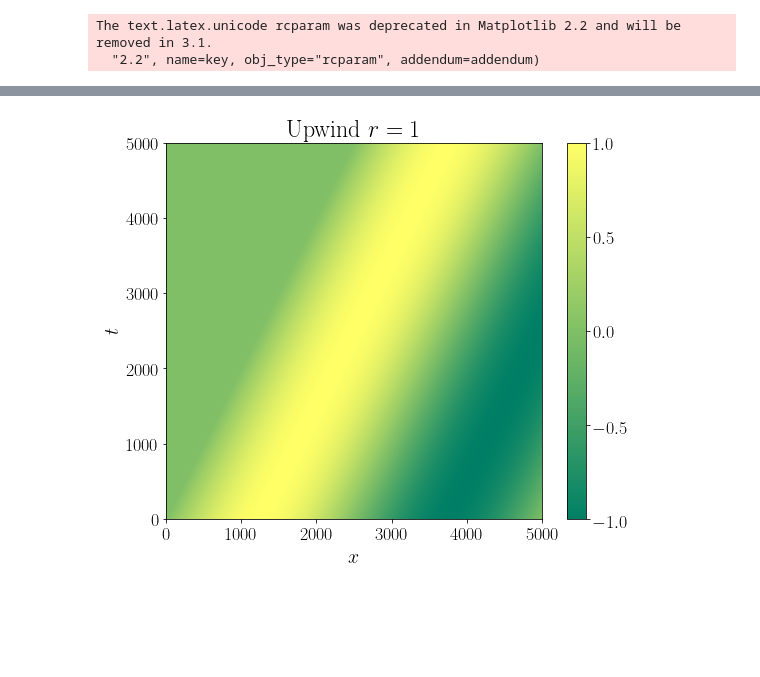
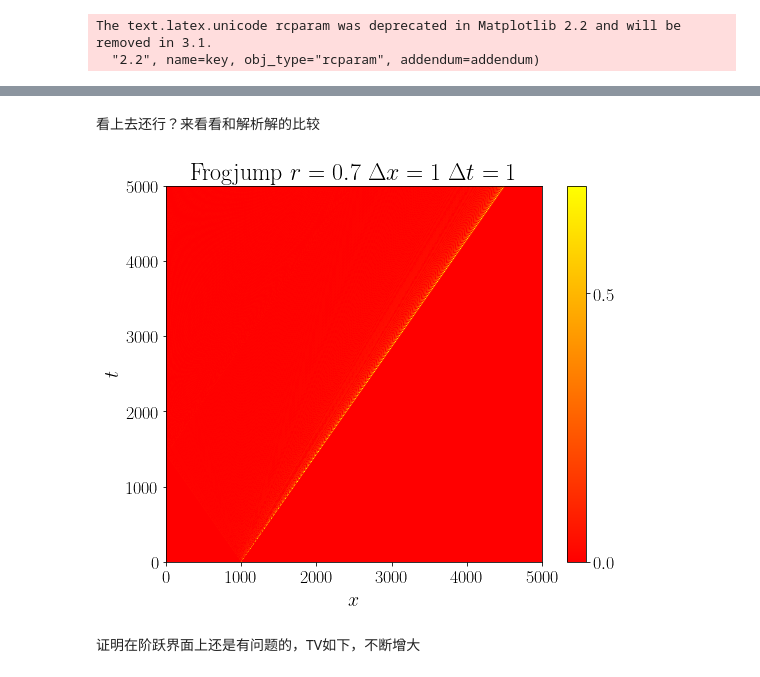
Before and after one commit to nightmarein13/CSP2019, a Jupyter notebook: hw7.ipynb, the cells around one changed output, grey strips where cells are left out. Saved outputs shown, nothing was run; the diff lists cells and outputs as text; code cells hidden in the pictures; blank space fills up the shorter version.

```diff
--- a/hw7.ipynb
+++ b/hw7.ipynb
@@ -46,0 +208,15 @@ plt.subplots_adjust(bottom = 0.1,left=0.1,top=0.97,right=0.97)
+# %%
+data_ana = np.ones((5000,5000))
+for i in range(0,4000):
+    data_ana[i+1000:,i] = np.zeros(4000-i)
+
+data_dev = np.abs(data_ana-data_frog)
+fig,ax = plt.subplots(figsize=(8,6))
+im = ax.imshow(data_dev.T,origin='lower',cmap='autumn',extent = (0,5000,0,5000/0.7),interpolation='none')
+ax.set_xlabel(r'$x$',fontsize=20)
+ax.set_ylabel(r'$t$',fontsize=20)
+ax.tick_params(labelsize=18)
+ax.set_title(r'Frogjump  $r=1$ $u_{\mathrm{analytical}}-u_{\mathrm{numerical}}$',fontsize=24)
+clb = plt.colorbar(im,pad = 0.05,orientation='vertical',ticks=[-1,-0.5,0,0.5,1])
+clb.ax.tick_params(labelsize=18)
+plt.subplots_adjust(bottom = 0.1,left=0.1,top=0.97,right=0.97)
@@ -46,0 +227,11 @@ plt.subplots_adjust(bottom = 0.1,left=0.1,top=0.97,right=0.97)
+# %%
+TV_all = np.zeros(5000)
+for i in range(5000):
+    TV_all[i] = np.abs(data_frog[1:,i]-data_frog[:-1,i]).sum()
+fig, ax = plt.subplots(figsize=(8,6))
+ln, = ax.step(np.linspace(0,4999,5000),TV_all,color = '#F596AA',linewidth=2,label = '')
+ax.set_xlabel(r'Time Step',fontsize=24)
+ax.set_ylabel(r'TV',fontsize=24)
+ax.tick_params(labelsize=18)
+ax.set_title(r'Frogjump  $r=1$ $\Delta x = 1$ $\Delta t = 1/0.7$',fontsize=20)
+plt.subplots_adjust(bottom = 0.1,left=0.1,top=0.97,right=0.97)
@@ -47,5 +242,5 @@ plt.subplots_adjust(bottom = 0.1,left=0.1,top=0.97,right=0.97)
 # %%
 data = np.zeros((5000,5000))
 x = np.linspace(0,4999,5000)
-data[:,0] = np.sin(2*np.pi/5000*x)
-data_uw = update_upwind(data,r=0.5)
+data[:1000,0] = np.ones(1000)
+data_frog = update_frog(data,r=0.7)
@@ -52,12 +259,26 @@ data_uw = update_upwind(data,r=0.5)
+# %% [markdown]
+看上去还行？来看看和解析解的比较
+# %%
+data_ana = np.ones((5000,5000))
+start  = 1000
+for i in range(5000):
+    for j in range(start,5000):
+        if j>(0.7*i + 999):
+            data_ana[j:,i] = np.zeros(5000-j)
+            start = j
+            break
+data_dev = np.abs(data_ana-data_frog)
 # %%
 fig,ax = plt.subplots(figsize=(8,6))
-im = ax.imshow(data_uw.T,origin='lower',cmap='summer')
+im = ax.imshow(data_dev.T,origin='lower',cmap='autumn',interpolation='none')
 ax.set_xlabel(r'$x$',fontsize=20)
 ax.set_ylabel(r'$t$',fontsize=20)
 ax.tick_params(labelsize=18)
-ax.set_title(r'Upwind  $r=1$',fontsize=24)
+ax.set_title(r'Frogjump  $r=0.7$ $\Delta x = 1$ $\Delta t = 1$',fontsize=24)
 clb = plt.colorbar(im,pad = 0.05,orientation='vertical',ticks=[-1,-0.5,0,0.5,1])
 clb.ax.tick_params(labelsize=18)
 plt.subplots_adjust(bottom = 0.1,left=0.1,top=0.97,right=0.97)
 # %% [output]
-[figure, old version]
+[figure, new version]
+# %% [markdown]
+证明在阶跃界面上还是有问题的，TV如下，不断增大
```
Also changed, not shown: parts of 47 cells of this notebook.
